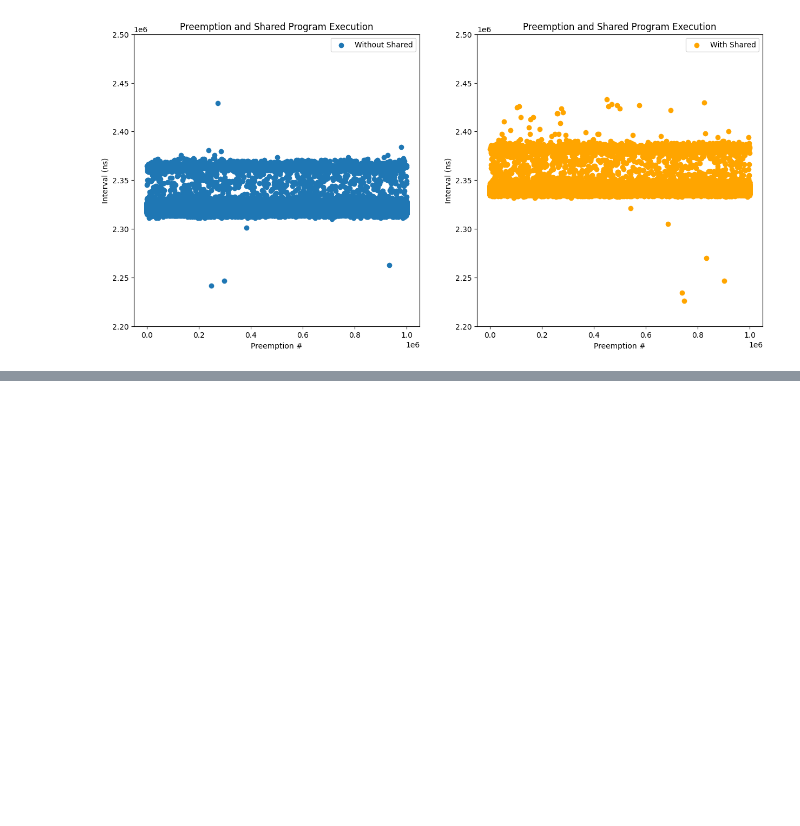
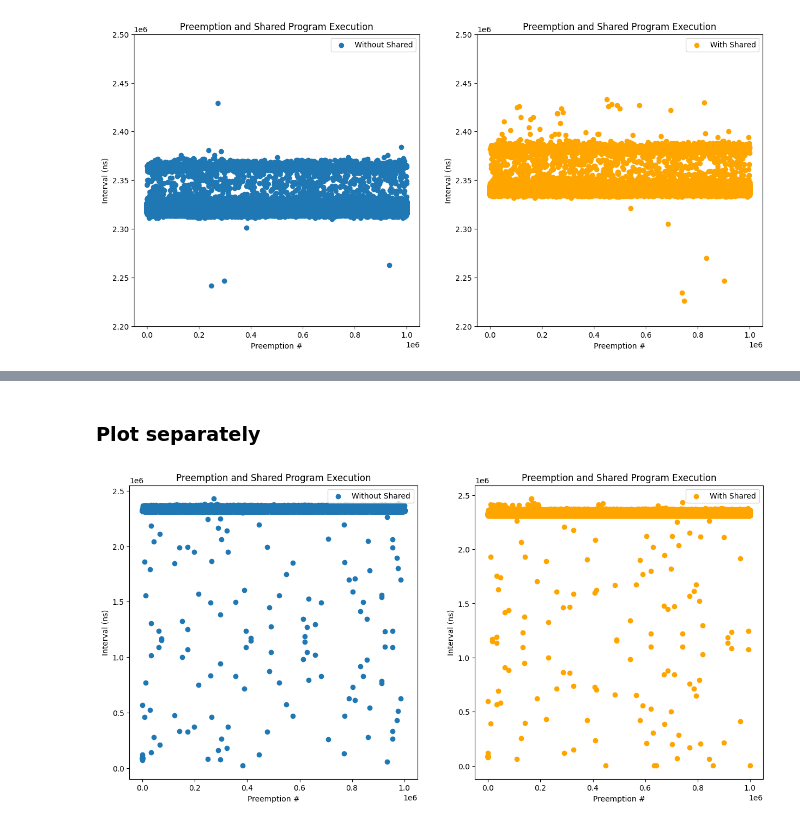
Before and after one commit to alexngUNC/GPU-research, a Jupyter notebook: Preemptions/GTX1080/Analysis/analysis1080.ipynb, the cells around one changed output, grey strips where cells are left out. Drawn from its saved outputs; the diff is of its cells as text; code cells hidden in the pictures; blank space fills up the shorter version.

```diff
--- a/Preemptions/GTX1080/Analysis/analysis1080.ipynb
+++ b/Preemptions/GTX1080/Analysis/analysis1080.ipynb
@@ -36,0 +55,6 @@ plot_separate(noSharedData=no_shared_ivls, sharedData=shared_ivls, NUM_SAMPLES=1
+# %% [markdown]
+### Plot separately
+# %%
+plot_separate(noSharedData=no_shared_ivls, sharedData=end_shared_ivls, NUM_SAMPLES=1000000)
+# %% [output]
+[figure, added]
```
Also changed, not shown: parts of 8 cells of this notebook.
